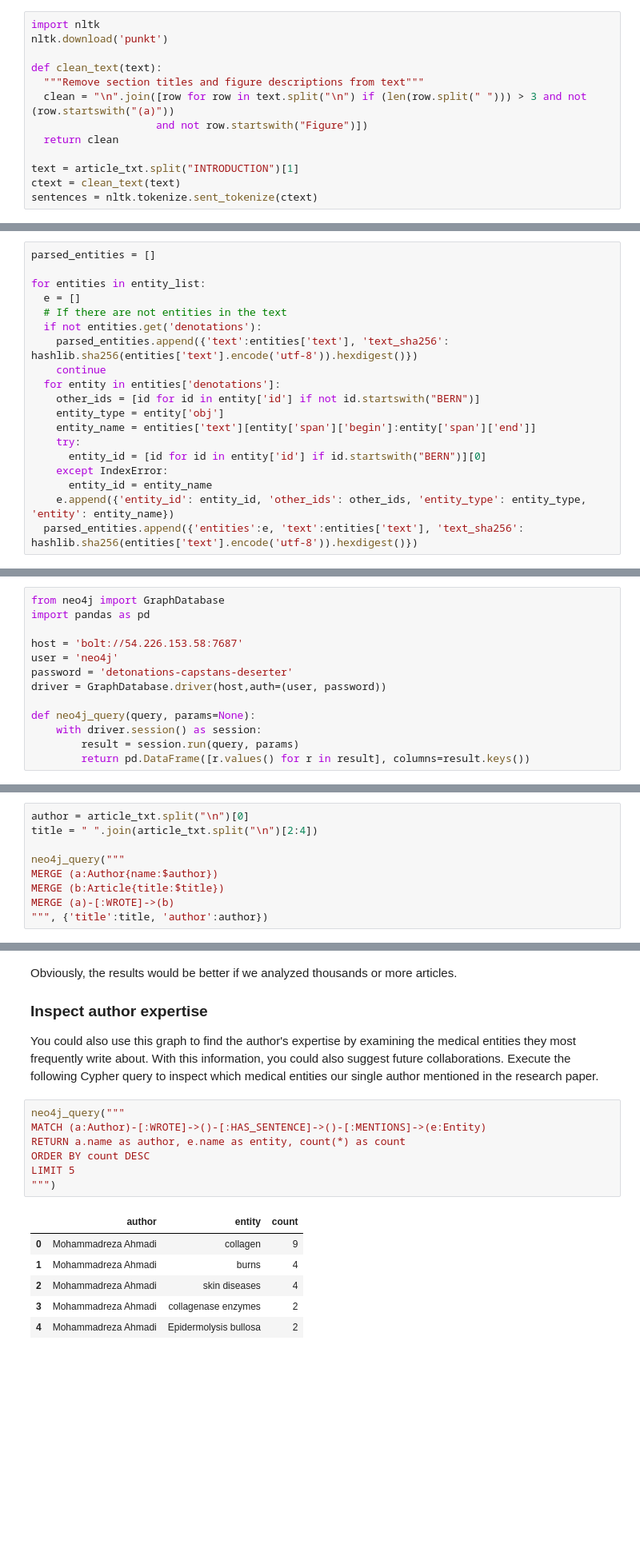
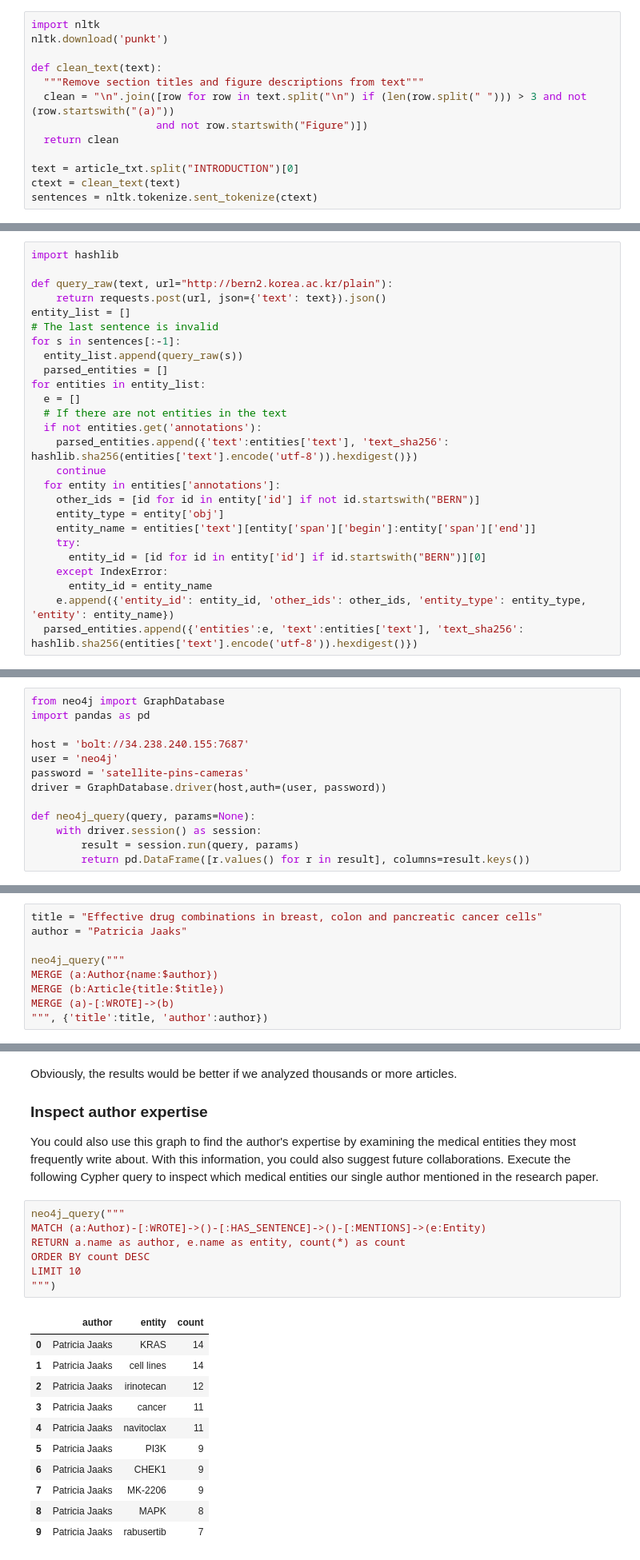
Before and after one commit to tuan-ld/biomedical-knowledge-graph-nlp, a Jupyter notebook: bioNLP2graph.ipynb, the cells around one changed output, grey strips where cells are left out. Shown at 80% size. Cells and saved outputs as stored; diff of their text form; blank space fills up the shorter version.

```diff
--- a/bioNLP2graph.ipynb
+++ b/bioNLP2graph.ipynb
@@ -54,7 +58,7 @@ def clean_text(text):
                     and not row.startswith("Figure")])
   return clean
 
-text = article_txt.split("INTRODUCTION")[1]
+text = article_txt.split("INTRODUCTION")[0]
 ctext = clean_text(text)
 sentences = nltk.tokenize.sent_tokenize(ctext)
 # %% [output]
@@ -90,13 +83,20 @@ for s in sentences[:-1]:
 # %%
-parsed_entities = []
+import hashlib
 
+def query_raw(text, url="http://bern2.korea.ac.kr/plain"):
+    return requests.post(url, json={'text': text}).json()
+entity_list = []
+# The last sentence is invalid
+for s in sentences[:-1]:
+  entity_list.append(query_raw(s))
+  parsed_entities = []
 for entities in entity_list:
   e = []
   # If there are not entities in the text
-  if not entities.get('denotations'):
+  if not entities.get('annotations'):
     parsed_entities.append({'text':entities['text'], 'text_sha256': hashlib.sha256(entities['text'].encode('utf-8')).hexdigest()})
     continue
-  for entity in entities['denotations']:
+  for entity in entities['annotations']:
     other_ids = [id for id in entity['id'] if not id.startswith("BERN")]
     entity_type = entity['obj']
     entity_name = entities['text'][entity['span']['begin']:entity['span']['end']]
@@ -118,9 +118,9 @@ Now you can go ahead and prepare the Neo4j connection in the notebook.
 from neo4j import GraphDatabase
 import pandas as pd
 
-host = 'bolt://54.226.153.58:7687'
+host = 'bolt://34.238.240.155:7687'
 user = 'neo4j'
-password = 'detonations-capstans-deserter'
+password = 'satellite-pins-cameras'
 driver = GraphDatabase.driver(host,auth=(user, password))
 
 def neo4j_query(query, params=None):
@@ -140,6 +132,6 @@ title
 # %%
-author = article_txt.split("\n")[0]
-title = " ".join(article_txt.split("\n")[2:4])
+title = "Effective drug combinations in breast, colon and pancreatic cancer cells"
+author = "Patricia Jaaks"
 
 neo4j_query("""
 MERGE (a:Author{name:$author})
@@ -206,17 +208,22 @@ Execute the following Cypher query to inspect which medical entities our single
 # %%
 neo4j_query("""
 MATCH (a:Author)-[:WROTE]->()-[:HAS_SENTENCE]->()-[:MENTIONS]->(e:Entity)
 RETURN a.name as author, e.name as entity, count(*) as count
 ORDER BY count DESC
-LIMIT 5
+LIMIT 10
 """)
 # %% [output]
 |  | author | entity | count |
-| 0 | Mohammadreza Ahmadi | collagen | 9 |
-| 1 | Mohammadreza Ahmadi | burns | 4 |
-| 2 | Mohammadreza Ahmadi | skin diseases | 4 |
-| 3 | Mohammadreza Ahmadi | collagenase enzymes | 2 |
-| 4 | Mohammadreza Ahmadi | Epidermolysis bullosa | 2 |
+| 0 | Patricia Jaaks | KRAS | 14 |
+| 1 | Patricia Jaaks | cell lines | 14 |
+| 2 | Patricia Jaaks | irinotecan | 12 |
+| 3 | Patricia Jaaks | cancer | 11 |
+| 4 | Patricia Jaaks | navitoclax | 11 |
+| 5 | Patricia Jaaks | PI3K | 9 |
+| 6 | Patricia Jaaks | CHEK1 | 9 |
+| 7 | Patricia Jaaks | MK-2206 | 9 |
+| 8 | Patricia Jaaks | MAPK | 8 |
+| 9 | Patricia Jaaks | rabusertib | 7 |
 # %% [markdown]
 ## Relation extraction
 Now we will try to extract relations between medical concepts. From my experience, the relation extraction is at least an order of magnitude harder than named entity extraction. If you shouldn't expect perfect results with named entity linking, then you can definitely expect some mistakes with the relation extraction technique.
```
Also changed, not shown: parts of 10 cells of this notebook.
